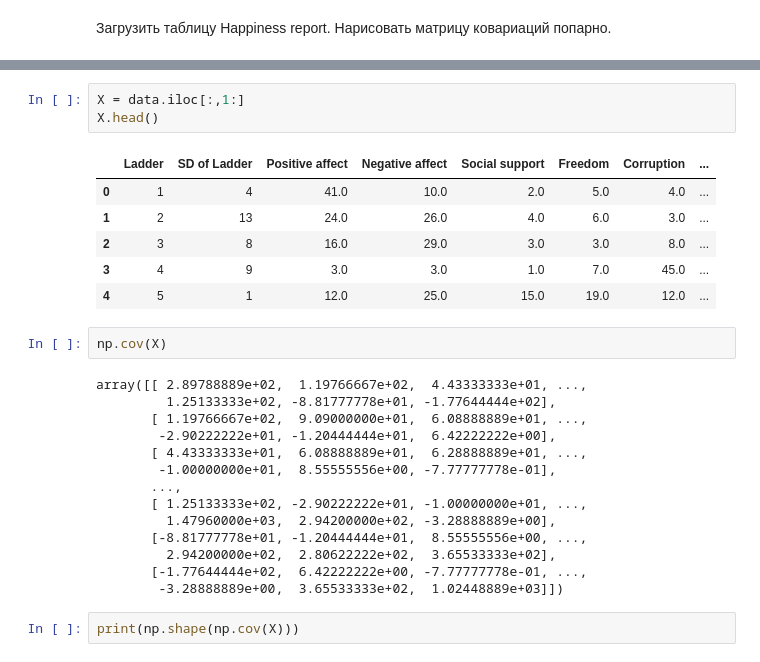
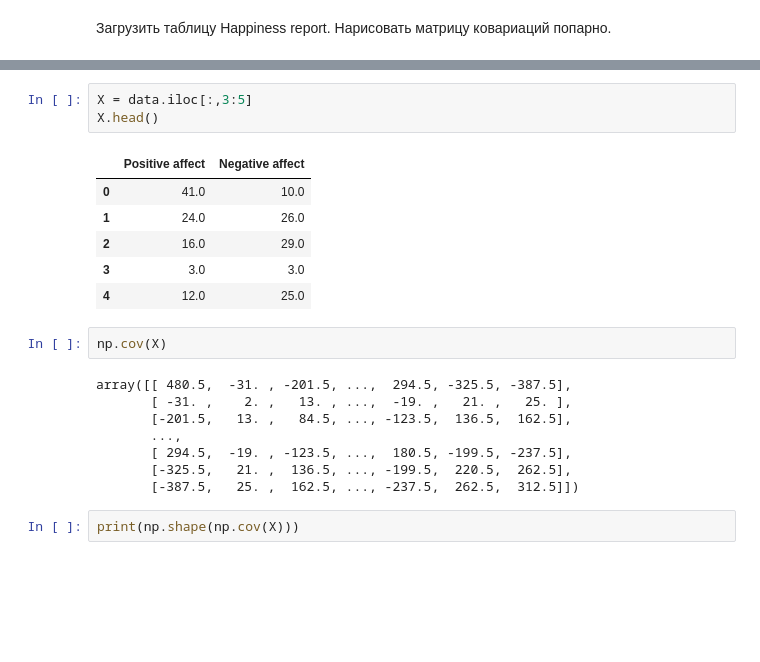
Before and after one commit to Alexander-ASU/sql, a Jupyter notebook: Python 3/dz_2.ipynb, the cells around one changed output, grey strips where cells are left out. Drawn from its saved outputs; the diff is of its cells as text; blank space fills up the shorter version.

```diff
--- a/Python 3/dz_2.ipynb
+++ b/Python 3/dz_2.ipynb
@@ -90,29 +107,23 @@ data.head()
 # %%
-X = data.iloc[:,1:]
+X = data.iloc[:,3:5]
 X.head()
 # %% [output]
-|  | Ladder | SD of Ladder | Positive affect | Negative affect | Social support | Freedom | Corruption | ... |
-| 0 | 1 | 4 | 41.0 | 10.0 | 2.0 | 5.0 | 4.0 | ... |
-| 1 | 2 | 13 | 24.0 | 26.0 | 4.0 | 6.0 | 3.0 | ... |
-| 2 | 3 | 8 | 16.0 | 29.0 | 3.0 | 3.0 | 8.0 | ... |
-| 3 | 4 | 9 | 3.0 | 3.0 | 1.0 | 7.0 | 45.0 | ... |
-| 4 | 5 | 1 | 12.0 | 25.0 | 15.0 | 19.0 | 12.0 | ... |
+|  | Positive affect | Negative affect |
+| 0 | 41.0 | 10.0 |
+| 1 | 24.0 | 26.0 |
+| 2 | 16.0 | 29.0 |
+| 3 | 3.0 | 3.0 |
+| 4 | 12.0 | 25.0 |
 # %%
 np.cov(X)
 # %% [output]
-array([[ 2.89788889e+02,  1.19766667e+02,  4.43333333e+01, ...,
-         1.25133333e+02, -8.81777778e+01, -1.77644444e+02],
-       [ 1.19766667e+02,  9.09000000e+01,  6.08888889e+01, ...,
-        -2.90222222e+01, -1.20444444e+01,  6.42222222e+00],
-       [ 4.43333333e+01,  6.08888889e+01,  6.28888889e+01, ...,
-        -1.00000000e+01,  8.55555556e+00, -7.77777778e-01],
+array([[ 480.5,  -31. , -201.5, ...,  294.5, -325.5, -387.5],
+       [ -31. ,    2. ,   13. , ...,  -19. ,   21. ,   25. ],
+       [-201.5,   13. ,   84.5, ..., -123.5,  136.5,  162.5],
        ...,
-       [ 1.25133333e+02, -2.90222222e+01, -1.00000000e+01, ...,
-         1.47960000e+03,  2.94200000e+02, -3.28888889e+00],
-       [-8.81777778e+01, -1.20444444e+01,  8.55555556e+00, ...,
-         2.94200000e+02,  2.80622222e+02,  3.65533333e+02],
-       [-1.77644444e+02,  6.42222222e+00, -7.77777778e-01, ...,
-        -3.28888889e+00,  3.65533333e+02,  1.02448889e+03]])
+       [ 294.5,  -19. , -123.5, ...,  180.5, -199.5, -237.5],
+       [-325.5,   21. ,  136.5, ..., -199.5,  220.5,  262.5],
+       [-387.5,   25. ,  162.5, ..., -237.5,  262.5,  312.5]])
 # %%
 print(np.shape(np.cov(X)))
 # %% [output]
```
Also changed, not shown: parts of 7 cells of this notebook.
